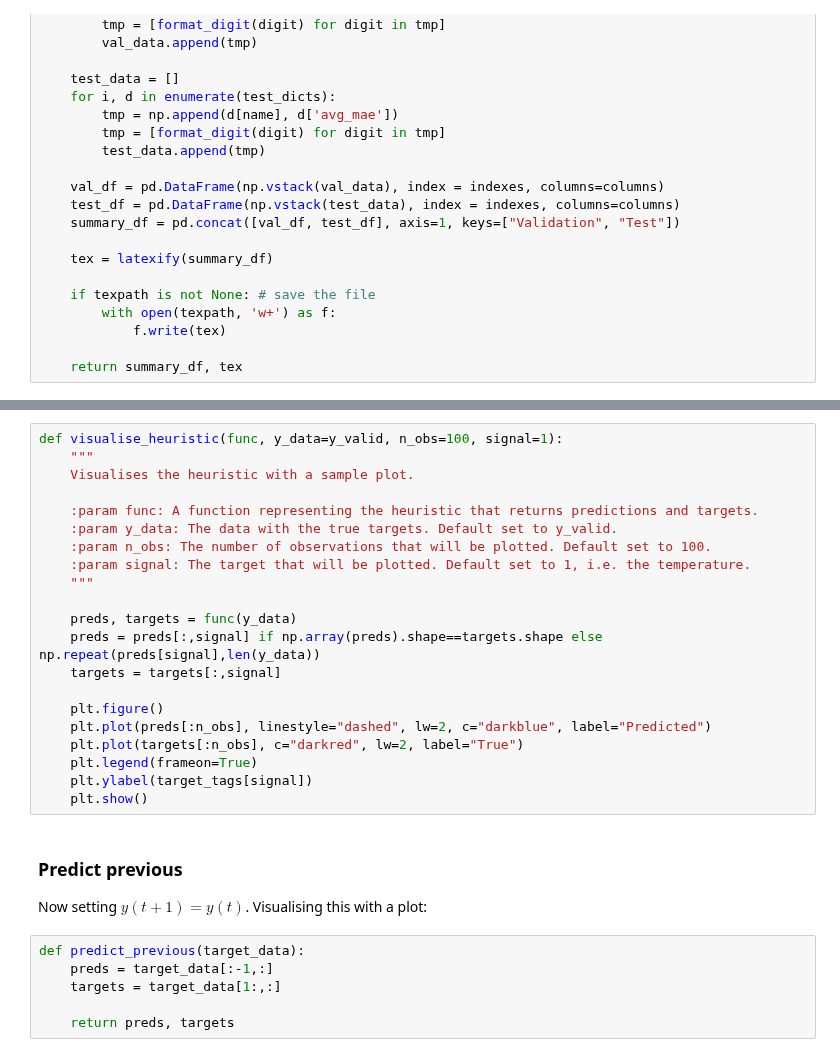
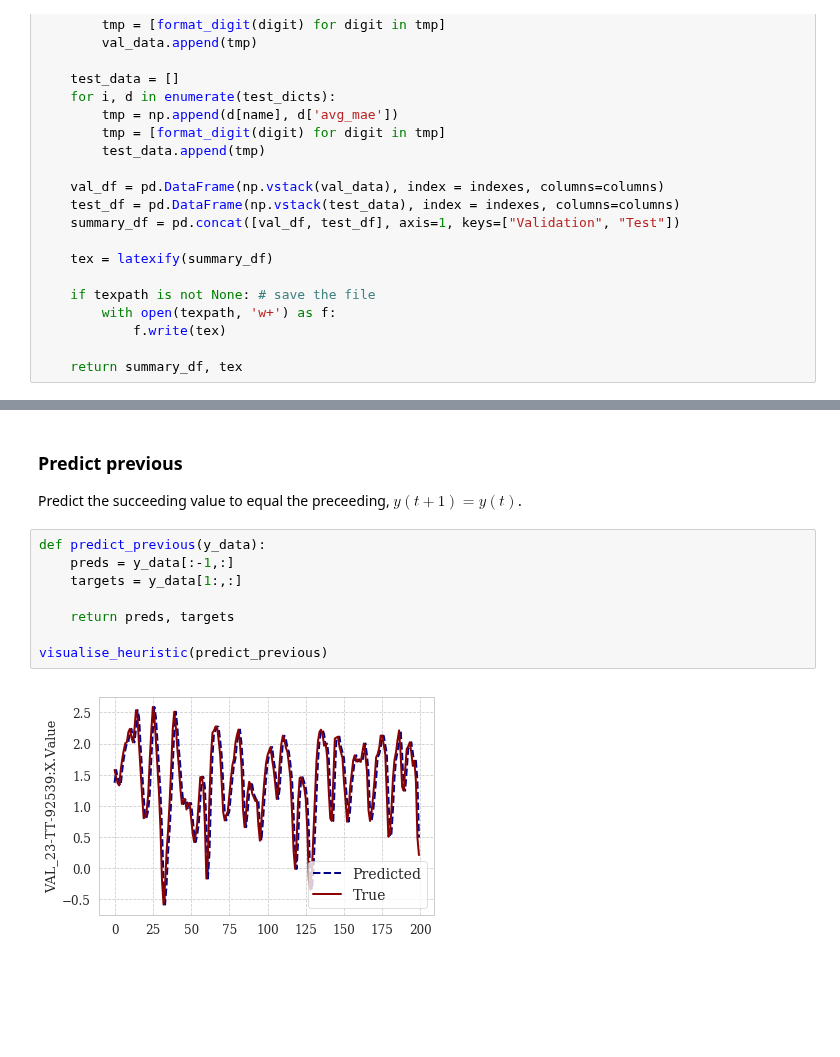
Before and after one commit to hreiten/master-thesis, a Jupyter notebook: src/benchmark-models/benchmarks.ipynb, the cells around one changed output, grey strips where cells are left out. Drawn from its saved outputs; the diff is of its cells as text; blank space fills up the shorter version.

```diff
--- a/src/benchmark-models/benchmarks.ipynb
+++ b/src/benchmark-models/benchmarks.ipynb
@@ -265,30 +256,13 @@ def evaluate_heuristic(func, y_valid, y_test):
-# %%
-def visualise_heuristic(func, y_data=y_valid, n_obs=100, signal=1):
-    """
-    Visualises the heuristic with a sample plot.
-
-    :param func: A function representing the heuristic that returns predictions and targets.
-    :param y_data: The data with the true targets. Default set to y_valid.
-    :param n_obs: The number of observations that will be plotted. Default set to 100.
-    :param signal: The target that will be plotted. Default set to 1, i.e. the temperature.
-    """
-
-    preds, targets = func(y_data)
-    preds = preds[:,signal] if np.array(preds).shape==targets.shape else np.repeat(preds[signal],len(y_data))
-    targets = targets[:,signal]
-
-    plt.figure()
-    plt.plot(preds[:n_obs], linestyle="dashed", lw=2, c="darkblue", label="Predicted")
-    plt.plot(targets[:n_obs], c="darkred", lw=2, label="True")
-    plt.legend(frameon=True)
-    plt.ylabel(target_tags[signal])
-    plt.show()
 # %% [markdown]
 ### Predict previous
-Now setting $y(t+1) = y(t)$. Visualising this with a plot:
+Predict the succeeding value to equal the preceeding, $y(t+1) = y(t)$.
 # %%
-def predict_previous(target_data):
-    preds = target_data[:-1,:]
-    targets = target_data[1:,:]
+def predict_previous(y_data):
+    preds = y_data[:-1,:]
+    targets = y_data[1:,:]
 
     return preds, targets
+
+visualise_heuristic(predict_previous)
+# %% [output]
+[figure, added]
```
Also changed, not shown: parts of 94 cells of this notebook, 17 other files.
